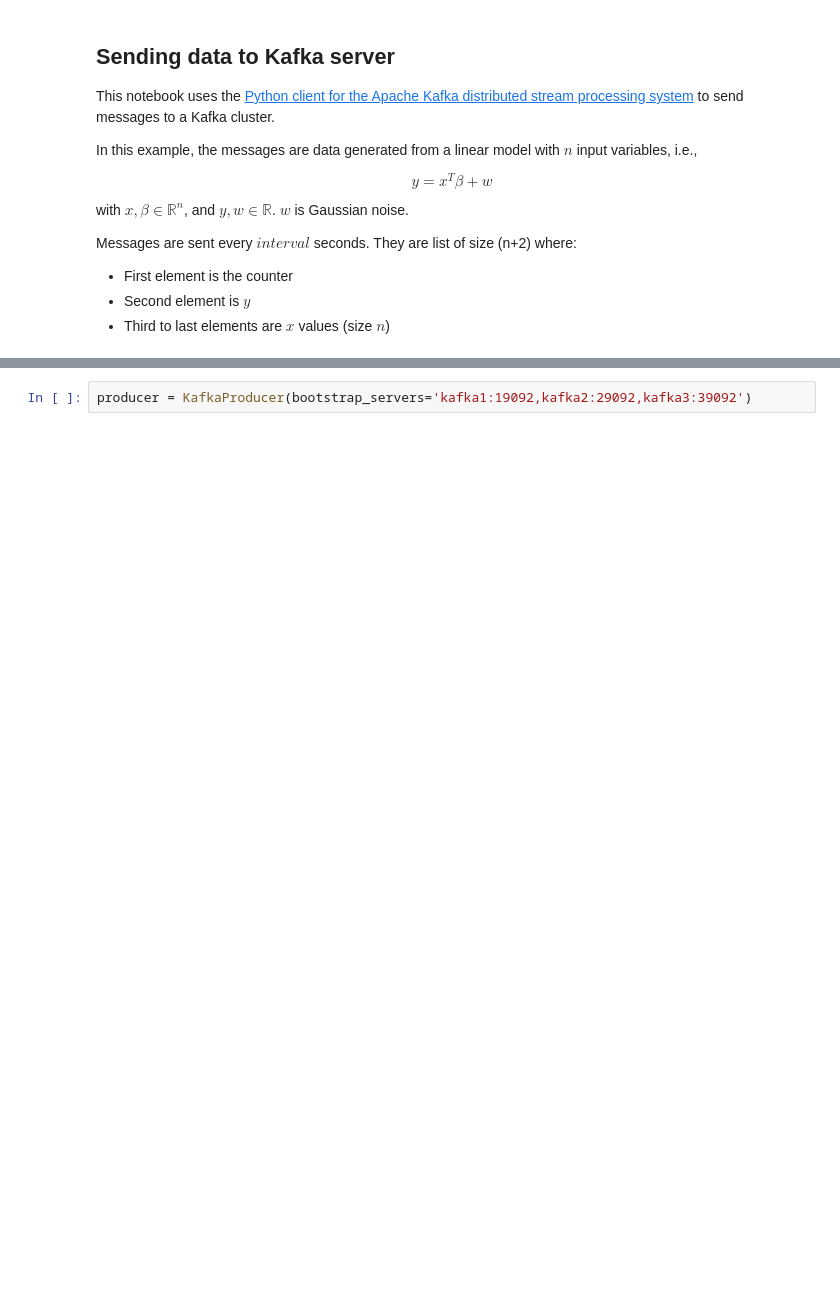
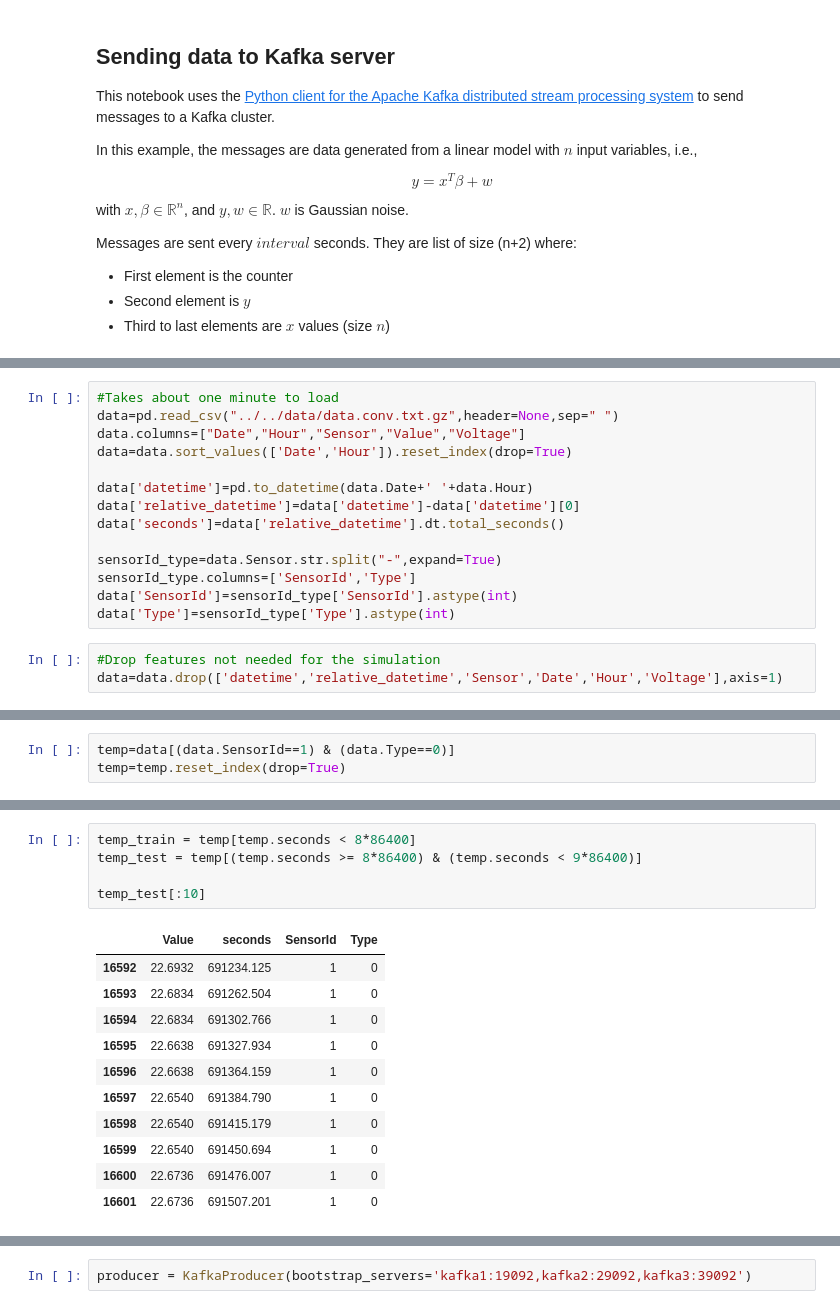
Before and after one commit to denguir/Scalable-distributed-online-forecasting-system-for-missing-error-measurements, a Jupyter notebook: notebooks/KafkaSparkStreamingRLS/KafkaSendRLS.ipynb, the cells around one changed output, grey strips where cells are left out. Cells and saved outputs as stored; diff of their text form; blank space fills up the shorter version.

```diff
--- a/notebooks/KafkaSparkStreamingRLS/KafkaSendRLS.ipynb
+++ b/notebooks/KafkaSparkStreamingRLS/KafkaSendRLS.ipynb
@@ -20,0 +22,17 @@ import numpy as np
+# %%
+#Takes about one minute to load
+data=pd.read_csv("../../data/data.conv.txt.gz",header=None,sep=" ")
+data.columns=["Date","Hour","Sensor","Value","Voltage"]
+data=data.sort_values(['Date','Hour']).reset_index(drop=True)
+
+data['datetime']=pd.to_datetime(data.Date+' '+data.Hour)
+data['relative_datetime']=data['datetime']-data['datetime'][0]
+data['seconds']=data['relative_datetime'].dt.total_seconds()
+
+sensorId_type=data.Sensor.str.split("-",expand=True)
+sensorId_type.columns=['SensorId','Type']
+data['SensorId']=sensorId_type['SensorId'].astype(int)
+data['Type']=sensorId_type['Type'].astype(int)
+# %%
+#Drop features not needed for the simulation
+data=data.drop(['datetime','relative_datetime','Sensor','Date','Hour','Voltage'],axis=1)
@@ -20,0 +48,3 @@ import numpy as np
+# %%
+temp=data[(data.SensorId==1) & (data.Type==0)]
+temp=temp.reset_index(drop=True)
@@ -20,0 +60,17 @@ import numpy as np
+# %%
+temp_train = temp[temp.seconds < 8*86400]
+temp_test = temp[(temp.seconds >= 8*86400) & (temp.seconds < 9*86400)]
+
+temp_test[:10]
+# %% [output]
+|  | Value | seconds | SensorId | Type |
+| 16592 | 22.6932 | 691234.125 | 1 | 0 |
+| 16593 | 22.6834 | 691262.504 | 1 | 0 |
+| 16594 | 22.6834 | 691302.766 | 1 | 0 |
+| 16595 | 22.6638 | 691327.934 | 1 | 0 |
+| 16596 | 22.6638 | 691364.159 | 1 | 0 |
+| 16597 | 22.6540 | 691384.790 | 1 | 0 |
+| 16598 | 22.6540 | 691415.179 | 1 | 0 |
+| 16599 | 22.6540 | 691450.694 | 1 | 0 |
+| 16600 | 22.6736 | 691476.007 | 1 | 0 |
+| 16601 | 22.6736 | 691507.201 | 1 | 0 |
```
Also changed, not shown: parts of 12 cells of this notebook, 4 other files.
